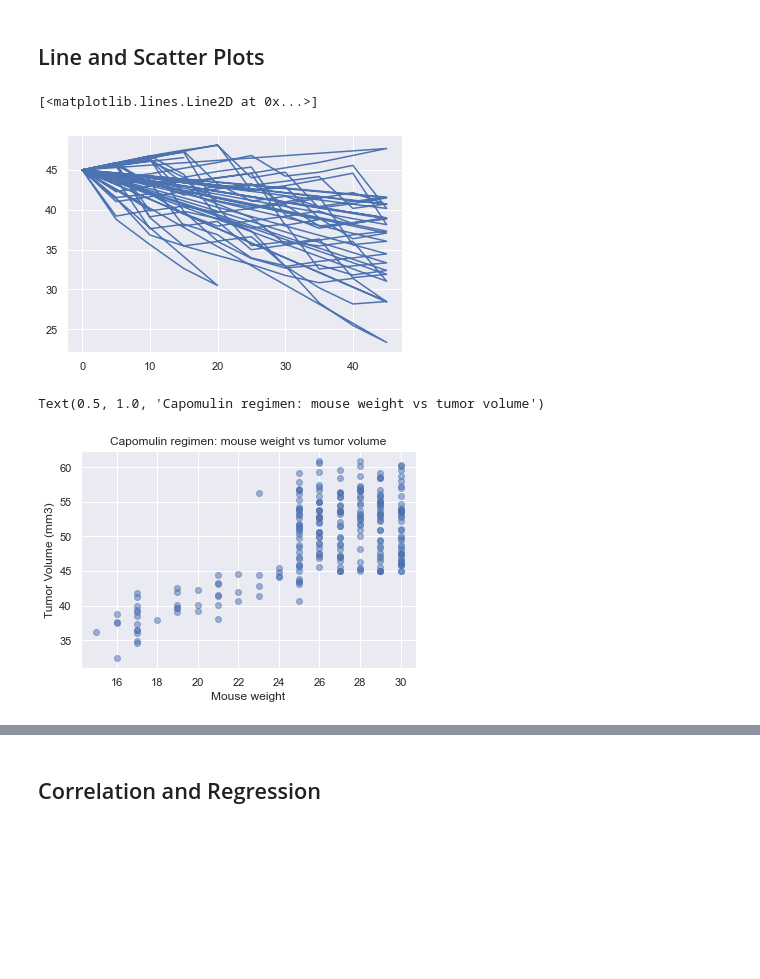
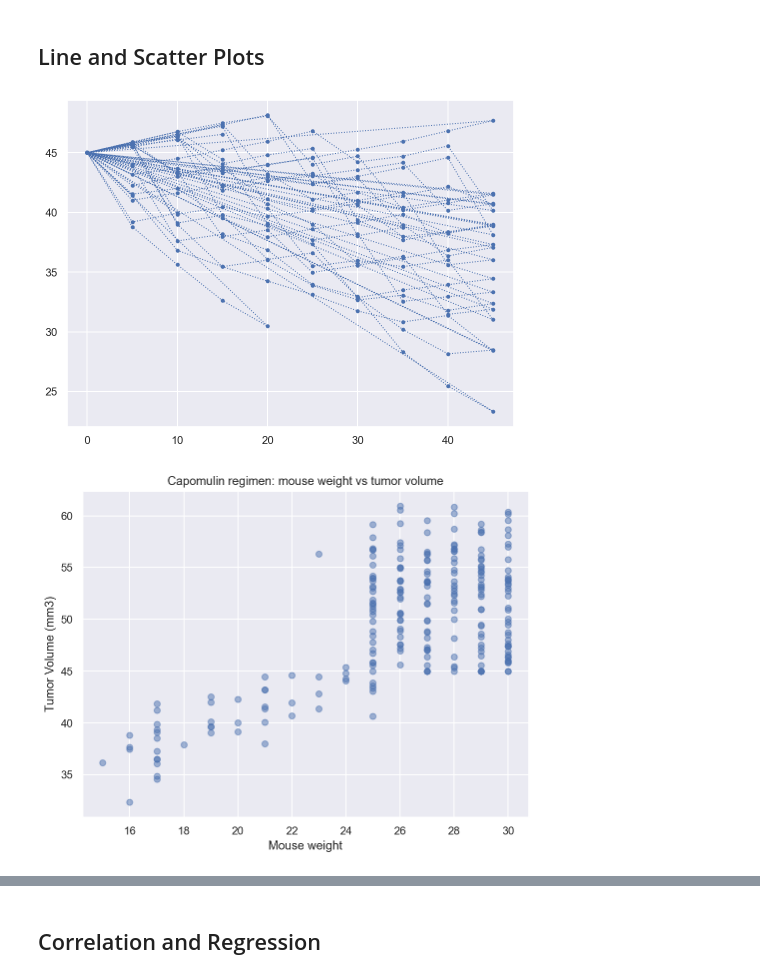
Before and after one commit to OlegRyzhkov2020/matplotlib-challenge, a Jupyter notebook: pymaceuticals_starter.ipynb, the cells around one changed output, grey strips where cells are left out. Drawn from its saved outputs; the diff is of its cells as text; code cells hidden in the pictures; blank space fills up the shorter version.

```diff
--- a/pymaceuticals_starter.ipynb
+++ b/pymaceuticals_starter.ipynb
@@ -3,11 +3,17 @@
 # %%
+%matplotlib inline
+%config InlineBackend.figure_formats =['retina']
+
 # Dependencies and Setup
+import numpy as np
+import pandas as pd
+import seaborn as sns
+import scipy.stats as st
 import matplotlib.pyplot as plt
-import pandas as pd
-import numpy as np
-import scipy.stats as st
-import seaborn as sns
+from matplotlib.pylab import rcParams
 sns.set()
+plt.rc('lines', linewidth=1)
+rcParams['figure.figsize'] = 8,6
 
 # Study data files
 mouse_metadata_path = "data/Mouse_metadata.csv"
@@ -20,6 +26,8 @@ study_results = pd.read_csv(study_results_path)
 # Combine the data into a single dataset
 mice_data = pd.merge(mouse_metadata, study_results, how='left', on='Mouse ID')
 mice_data.set_index('Mouse ID', inplace=True)
+
+# Set the data display options in a float format
 pd.options.display.float_format = '{:,.2f}'.format
 
 # Display the data table for preview
@@ -282,20 +315,18 @@ Index(['Capomulin', 'Capomulin', 'Capomulin', 'Capomulin', 'Capomulin',
 capomulin_df = mice_data[mice_data['Drug Regimen']=='Capomulin']
 x = capomulin_df['Timepoint']
 y = capomulin_df['Tumor Volume (mm3)']
-plt.plot(x,y)
+_=plt.plot(x,y, marker='.', linestyle='dotted')
 # %% [output]
-[<matplotlib.lines.Line2D at 0x...>]
-[figure, old version]
+[figure, new version]
 # %%
 # Generate a scatter plot of mouse weight versus average tumor volume for the Capomulin regimen
 scatter_data = mice_data.groupby(mice_data.index)[['Weight (g)', 'Tumor Volume (mm3)']].mean()
 x = scatter_data['Weight (g)']
 y = scatter_data['Tumor Volume (mm3)']
-plt.scatter(x, y, alpha=0.5)
-plt.xlabel('Mouse weight')
-plt.ylabel('Tumor Volume (mm3)')
-plt.title('Capomulin regimen: mouse weight vs tumor volume')
+_=plt.scatter(x, y, alpha=0.5)
+_=plt.xlabel('Mouse weight')
+_=plt.ylabel('Tumor Volume (mm3)')
+_=plt.title('Capomulin regimen: mouse weight vs tumor volume')
 # %% [output]
-Text(0.5, 1.0, 'Capomulin regimen: mouse weight vs tumor volume')
-[figure, old version]
+[figure, new version]
 # %%
```
Also changed, not shown: parts of 25 cells of this notebook.
